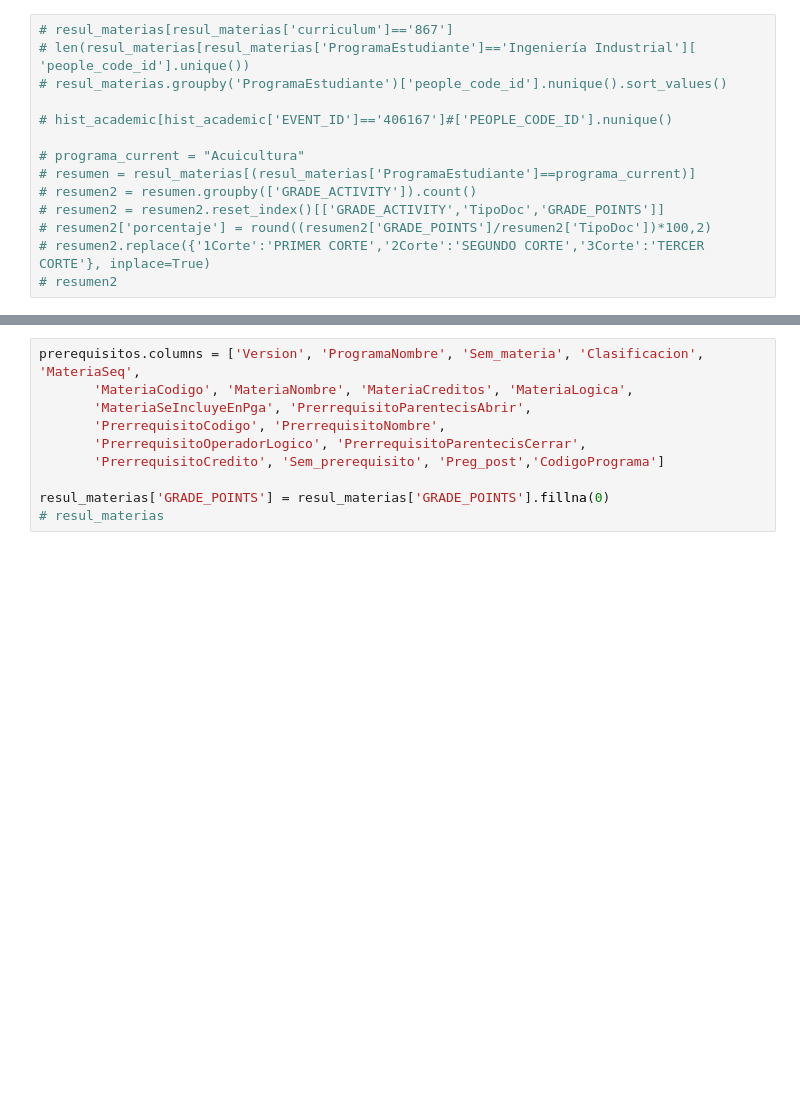
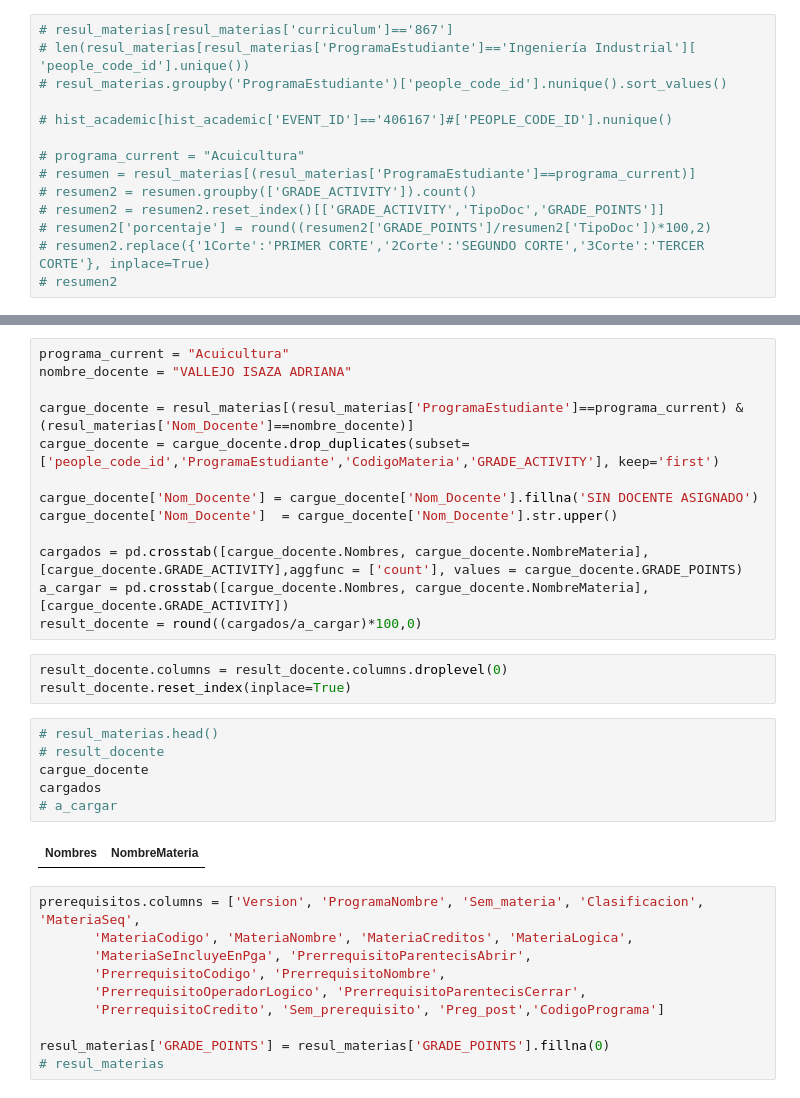
Before and after one commit to Groupestadistic/AppUnicorEstadistica, a Jupyter notebook: num_grupos/conexion.ipynb, the cells around one changed output, grey strips where cells are left out. Drawn from its saved outputs; the diff is of its cells as text; blank space fills up the shorter version.

```diff
--- a/num_grupos/conexion.ipynb
+++ b/num_grupos/conexion.ipynb
@@ -515,3 +535,27 @@ cancelaciones = cancelaciones[cancelaciones['PROGRAMA']==programa_current]
+# %%
+programa_current = "Acuicultura"
+nombre_docente = "VALLEJO ISAZA ADRIANA"
+
+cargue_docente = resul_materias[(resul_materias['ProgramaEstudiante']==programa_current) & (resul_materias['Nom_Docente']==nombre_docente)]
+cargue_docente = cargue_docente.drop_duplicates(subset=['people_code_id','ProgramaEstudiante','CodigoMateria','GRADE_ACTIVITY'], keep='first')
+
+cargue_docente['Nom_Docente'] = cargue_docente['Nom_Docente'].fillna('SIN DOCENTE ASIGNADO')
+cargue_docente['Nom_Docente']  = cargue_docente['Nom_Docente'].str.upper()
+
+cargados = pd.crosstab([cargue_docente.Nombres, cargue_docente.NombreMateria], [cargue_docente.GRADE_ACTIVITY],aggfunc = ['count'], values = cargue_docente.GRADE_POINTS)
+a_cargar = pd.crosstab([cargue_docente.Nombres, cargue_docente.NombreMateria], [cargue_docente.GRADE_ACTIVITY])
+result_docente = round((cargados/a_cargar)*100,0)
+# %%
+result_docente.columns = result_docente.columns.droplevel(0)
+result_docente.reset_index(inplace=True)
+# %%
+# resul_materias.head()
+# result_docente
+cargue_docente
+cargados
+# a_cargar
+# %% [output]
+| Nombres | NombreMateria |
 # %%
 prerequisitos.columns = ['Version', 'ProgramaNombre', 'Sem_materia', 'Clasificacion', 'MateriaSeq',
        'MateriaCodigo', 'MateriaNombre', 'MateriaCreditos', 'MateriaLogica',
```
Also changed, not shown: parts of 5 cells of this notebook, 9 other files.
